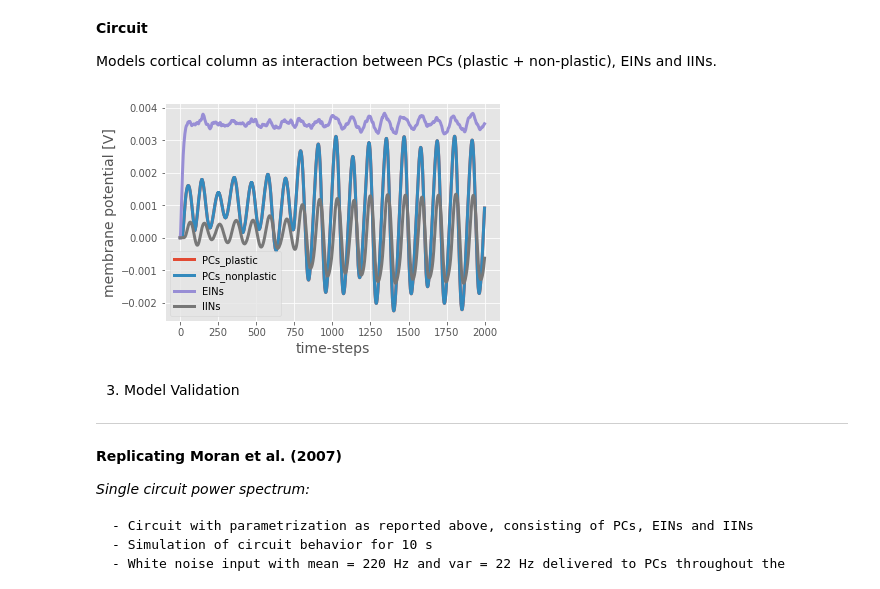
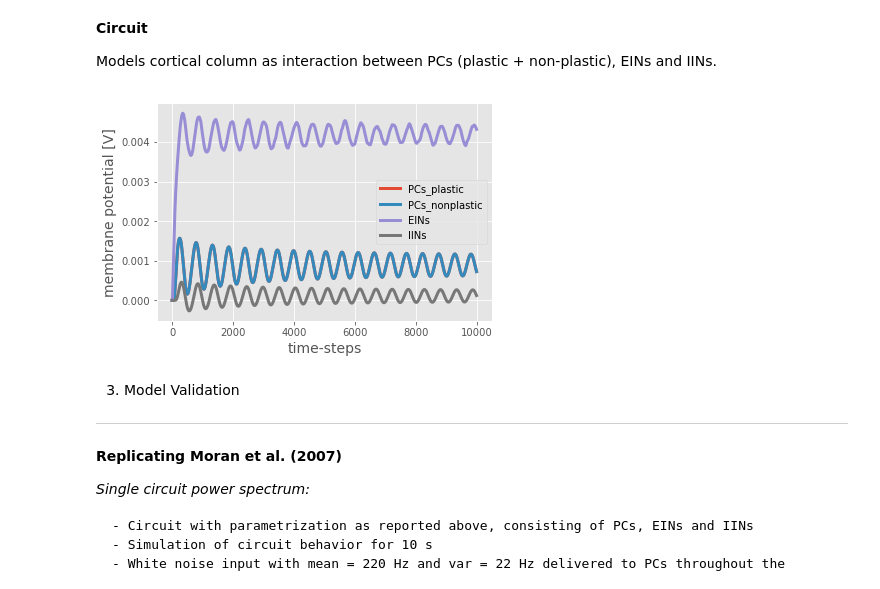
Before and after one commit to pyrates-neuroscience/PyRates, a Jupyter notebook: documentation/Moran_Doc.ipynb, the cells around one changed output. Saved outputs shown, nothing was run; the diff lists cells and outputs as text; code cells hidden in the pictures.

```diff
--- a/documentation/Moran_Doc.ipynb
+++ b/documentation/Moran_Doc.ipynb
@@ -160,27 +160,26 @@ Text(0.5,1,'IINs')
 # %%
 from core.circuit import MoranCircuit
 
 # parameters
-step_size = 5e-4
-epsilon = 1e-6
+step_size = 1e-4
 simulation_time = 1.
 time_steps = int(simulation_time/step_size)
 
 # instantiate circuit
-mc = MoranCircuit(step_size=step_size, epsilon=epsilon)
+mc = MoranCircuit(step_size=step_size, tau=None)
 
 # define input to circuit
-synaptic_input = np.zeros((time_steps, 4, 2))                      # 2000 time-steps (1 s) x 4 populations x 2 synapses
-synaptic_input[:, 2, 0] = 22 * np.random.randn(time_steps) + 220   # gaussian input to PCs
+synaptic_input = np.zeros((time_steps, 4, 2))                      # time-steps x 4 populations x 2 synapses
+synaptic_input[:, 2, 0] = 22 * np.random.randn(time_steps) + 220   # gaussian input to EINs
 
 # simulate circuit behavior
 mc.run(simulation_time=simulation_time, synaptic_inputs=synaptic_input)
 
 # plot resulting membrane potential traces
 fig, axes = plt.subplots()
 axes = mc.plot_population_states(create_plot=False, axes=axes)
 # %% [output]
-[figure, old version]
+[figure, new version]
 # %% [markdown]
 3. Model Validation
 -------------------
```
Also changed, not shown: parts of 4 cells of this notebook, 39 other files.
